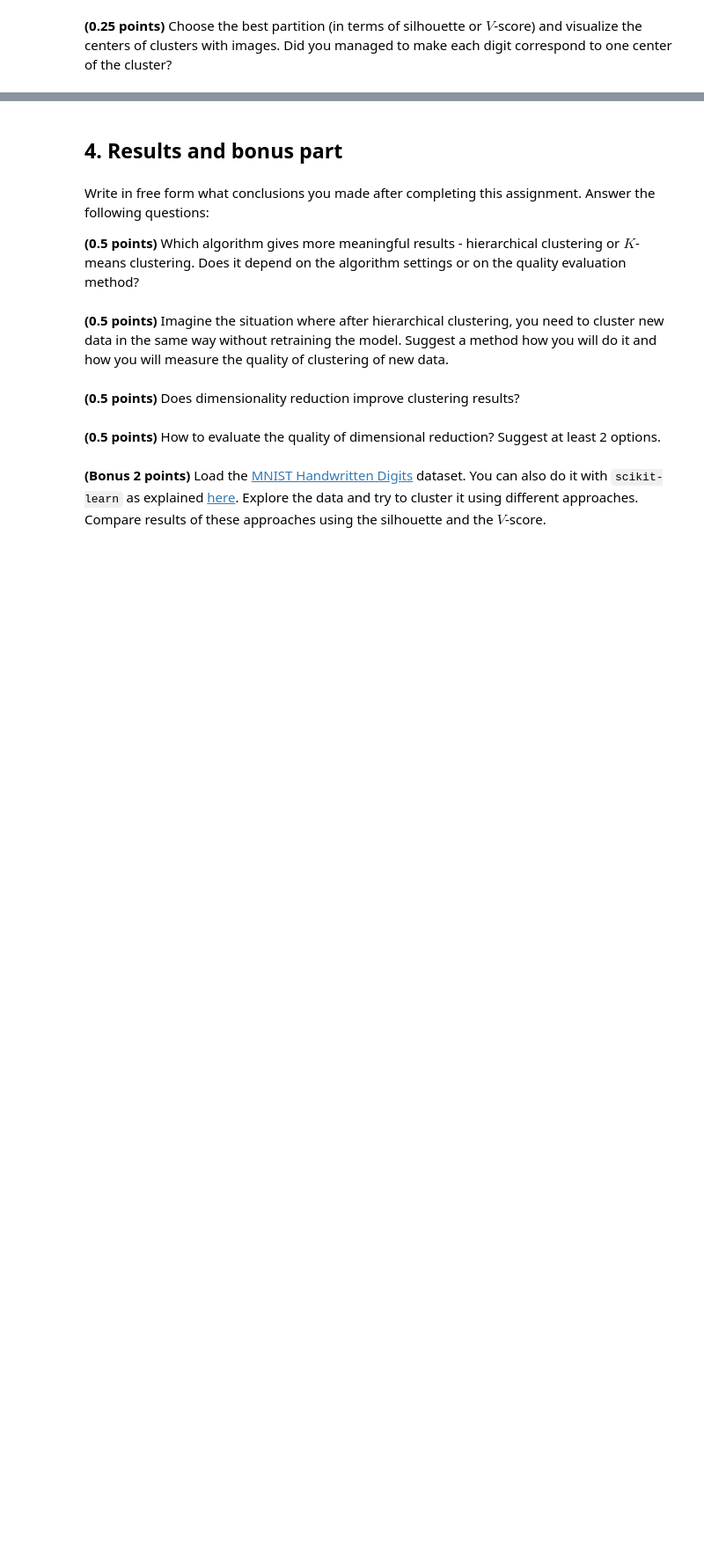
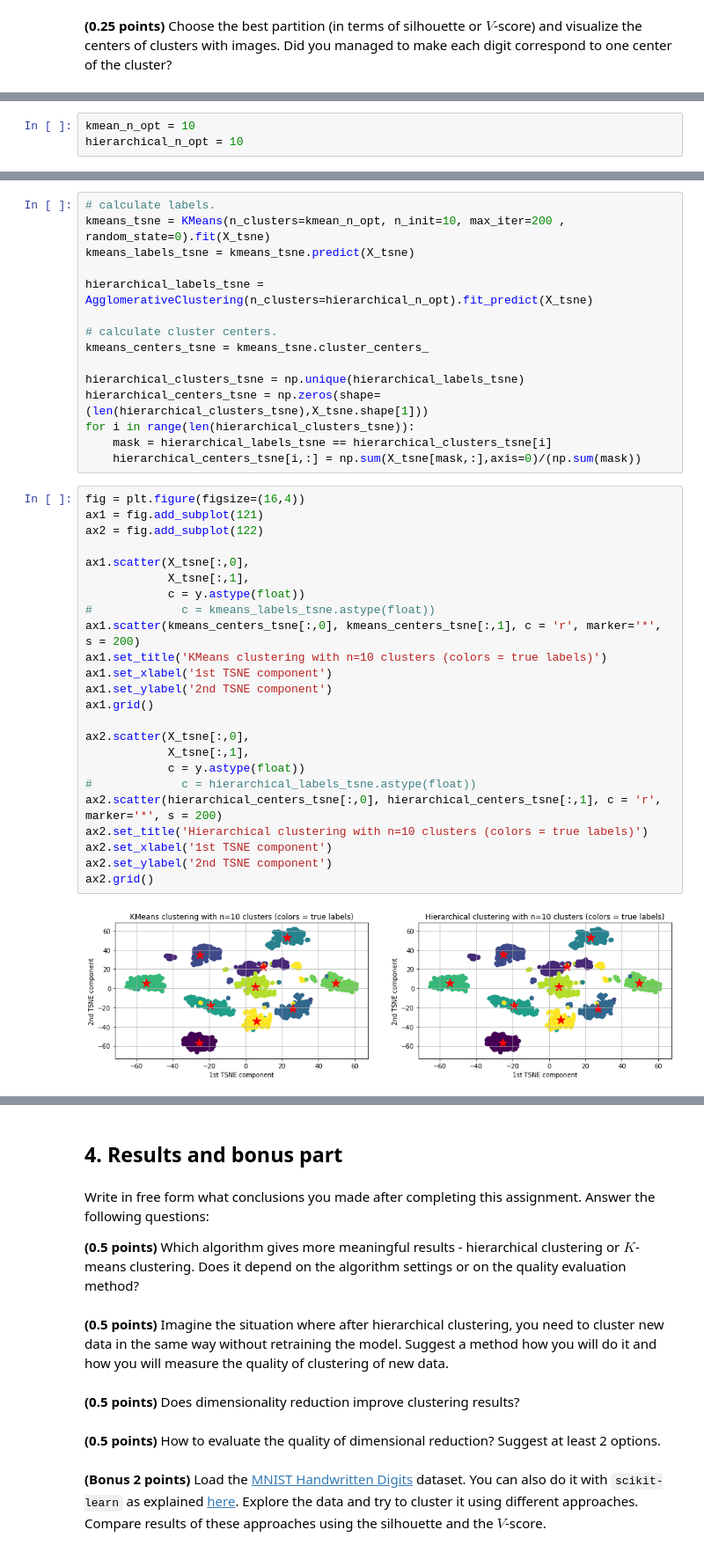
Before and after one commit to aslamovyura/ml-python, a Jupyter notebook: 8_clustering/clustering.ipynb, the cells around one changed output, grey strips where cells are left out. Shown: that part at 88% size. Drawn from its saved outputs; the diff is of its cells as text; blank space fills up the shorter version.

```diff
--- a/8_clustering/clustering.ipynb
+++ b/8_clustering/clustering.ipynb
@@ -485,0 +637,3 @@ The implementation of `tSNE` in the `scikit-learn` library is the `TSNE` class i
+# %%
+kmean_n_opt = 10
+hierarchical_n_opt = 10
@@ -485,0 +642,41 @@ The implementation of `tSNE` in the `scikit-learn` library is the `TSNE` class i
+# %%
+# calculate labels.
+kmeans_tsne = KMeans(n_clusters=kmean_n_opt, n_init=10, max_iter=200 , random_state=0).fit(X_tsne)
+kmeans_labels_tsne = kmeans_tsne.predict(X_tsne)
+
+hierarchical_labels_tsne = AgglomerativeClustering(n_clusters=hierarchical_n_opt).fit_predict(X_tsne)
+
+# calculate cluster centers.
+kmeans_centers_tsne = kmeans_tsne.cluster_centers_
+
+hierarchical_clusters_tsne = np.unique(hierarchical_labels_tsne)
+hierarchical_centers_tsne = np.zeros(shape=(len(hierarchical_clusters_tsne),X_tsne.shape[1]))
+for i in range(len(hierarchical_clusters_tsne)):
+    mask = hierarchical_labels_tsne == hierarchical_clusters_tsne[i]
+    hierarchical_centers_tsne[i,:] = np.sum(X_tsne[mask,:],axis=0)/(np.sum(mask))
+# %%
+fig = plt.figure(figsize=(16,4))
+ax1 = fig.add_subplot(121)
+ax2 = fig.add_subplot(122)
+
+ax1.scatter(X_tsne[:,0],
+            X_tsne[:,1],
+            c = y.astype(float))
+#             c = kmeans_labels_tsne.astype(float))
+ax1.scatter(kmeans_centers_tsne[:,0], kmeans_centers_tsne[:,1], c = 'r', marker='*', s = 200)
+ax1.set_title('KMeans clustering with n=10 clusters (colors = true labels)')
+ax1.set_xlabel('1st TSNE component')
+ax1.set_ylabel('2nd TSNE component')
+ax1.grid()
+
+ax2.scatter(X_tsne[:,0],
+            X_tsne[:,1],
+            c = y.astype(float))
+#             c = hierarchical_labels_tsne.astype(float))
+ax2.scatter(hierarchical_centers_tsne[:,0], hierarchical_centers_tsne[:,1], c = 'r', marker='*', s = 200)
+ax2.set_title('Hierarchical clustering with n=10 clusters (colors = true labels)')
+ax2.set_xlabel('1st TSNE component')
+ax2.set_ylabel('2nd TSNE component')
+ax2.grid()
+# %% [output]
+[figure, added]
```
Also changed, not shown: parts of 17 cells of this notebook.
